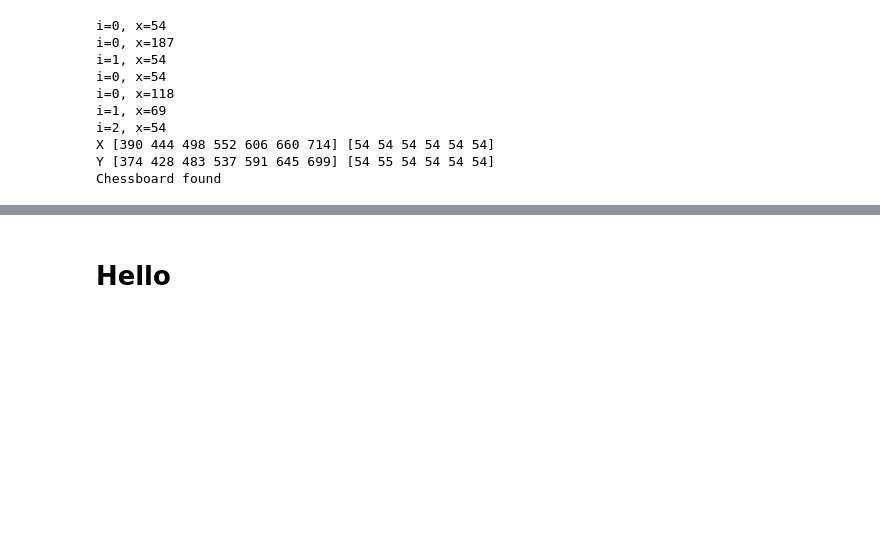
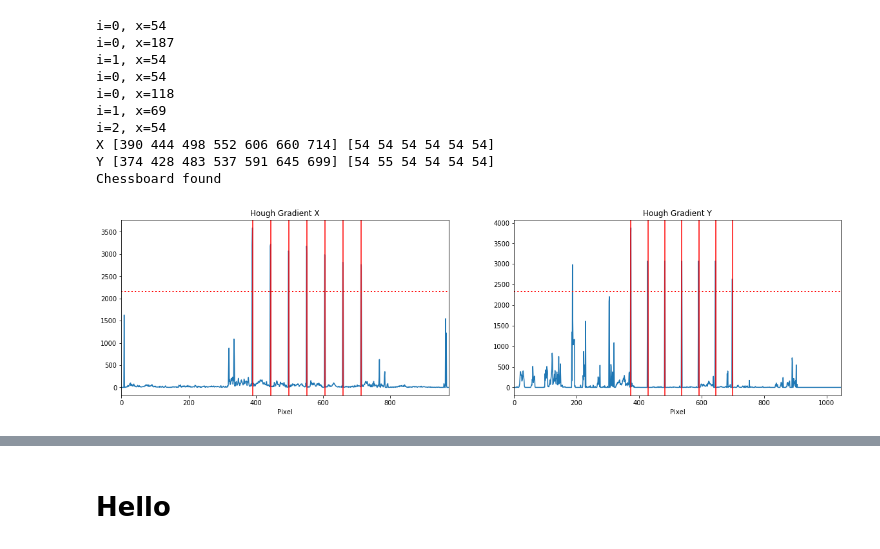
Before and after one commit to eric7237cire/chess-cnn, a Jupyter notebook: python_src/computer_vision.ipynb, the cells around one changed output, grey strips where cells are left out. Drawn from its saved outputs; the diff is of its cells as text; code cells hidden in the pictures; blank space fills up the shorter version.

```diff
--- a/python_src/computer_vision.ipynb
+++ b/python_src/computer_vision.ipynb
@@ -325,3 +325,28 @@ i=2, x=54
 X [390 444 498 552 606 660 714] [54 54 54 54 54 54]
 Y [374 428 483 537 591 645 699] [54 55 54 54 54 54]
 Chessboard found
+# %%
+# Plot blurred 1d hough arrays and skeletonized versions
+fig, (ax1, ax2) = plt.subplots(1,2, figsize=(20,5))
+
+ax1.plot(hough_Dx.eval());
+ax1.axhline(hough_Dx_thresh.eval(), lw=2,linestyle=':',color='r')
+ax1.set_title('Hough Gradient X')
+ax1.set_xlabel('Pixel')
+ax1.set_xlim(0,a.shape[1])
+
+ax2.plot(hough_Dy.eval())
+ax2.axhline(hough_Dy_thresh.eval(), lw=2,linestyle=':',color='r')
+ax2.set_title('Hough Gradient Y')
+ax2.set_xlim(0,a.shape[0])
+ax2.set_xlabel('Pixel');
+
+# Plot lines for where peaks where found
+if len(lines_x < 20):
+    for hx in lines_x:
+        ax1.axvline(hx,color='r')
+if len(lines_y < 20):
+    for hy in lines_y:
+        ax2.axvline(hy,color='r')
+# %% [output]
+[figure, added]
```
Also changed, not shown: parts of 1 cell of this notebook.
